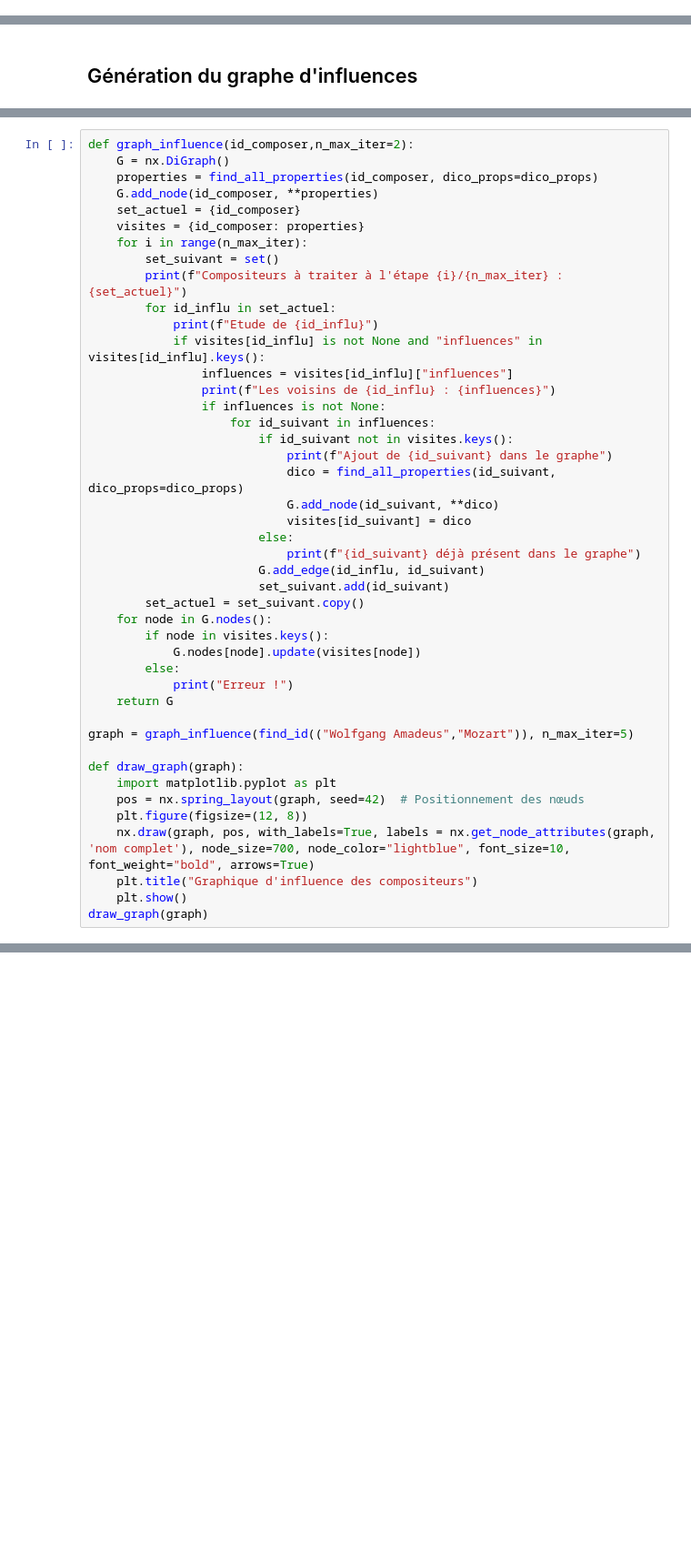
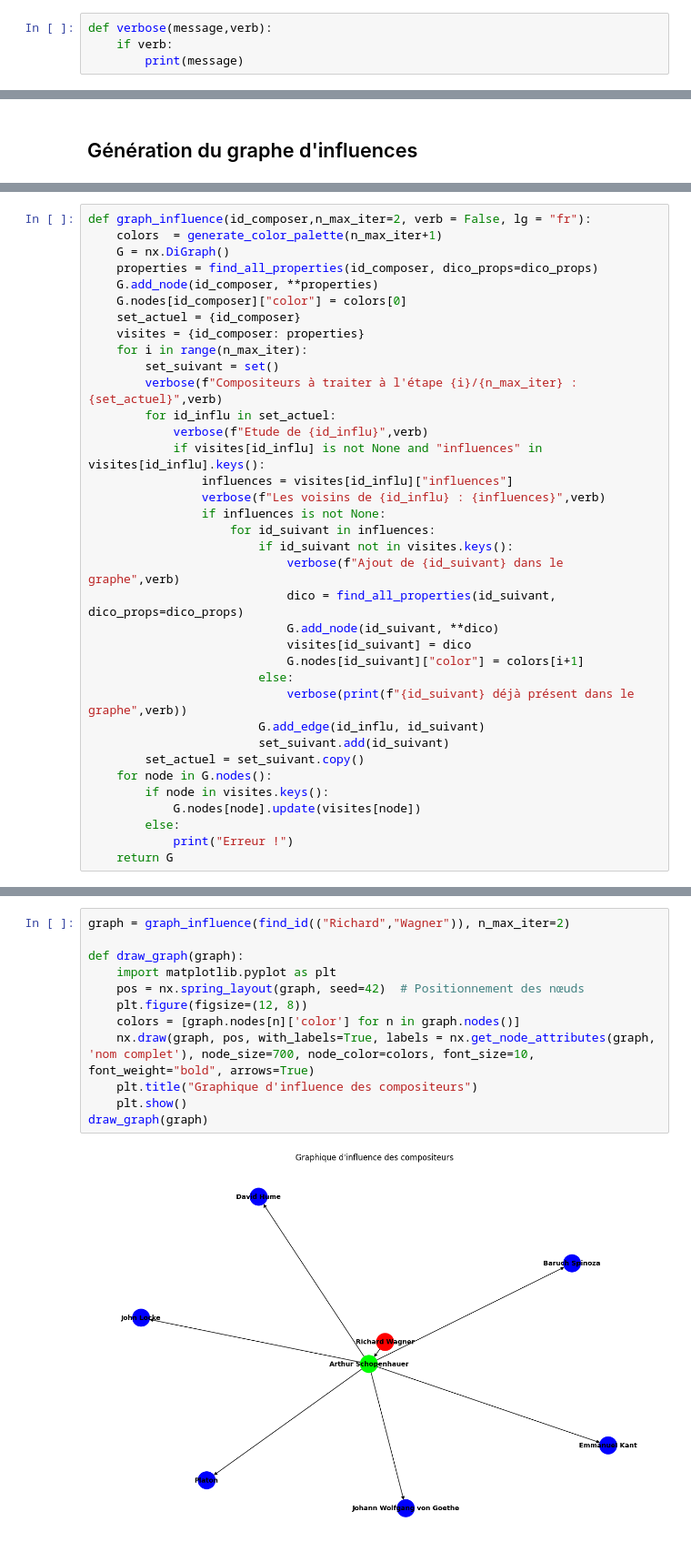
Before and after one commit to AugustinBouquillard/ClassicalGraph, a Jupyter notebook: find_composers.ipynb, the cells around one changed output, grey strips where cells are left out. Shown at 91% size. Cells and saved outputs as stored; diff of their text form; blank space fills up the shorter version.

Commit message:
Coloration du graphe d'influence

```diff
--- a/find_composers.ipynb
+++ b/find_composers.ipynb
@@ -29,6 +30,10 @@ dico_props = {"pays" : "P27",
               "lieux de vie" : "P551",
               "mouvement" : "P135",
               "métiers" : "P106"}
+# %%
+def verbose(message,verb):
+    if verb:
+        print(message)
 # %%
 def find_id(name):
     """Récupère l'id d'un compositeur à partir de son nom"""
@@ -238,27 +268,30 @@ dico
 # %%
-def graph_influence(id_composer,n_max_iter=2):
+def graph_influence(id_composer,n_max_iter=2, verb = False, lg = "fr"):
+    colors  = generate_color_palette(n_max_iter+1)
     G = nx.DiGraph()
     properties = find_all_properties(id_composer, dico_props=dico_props)
     G.add_node(id_composer, **properties)
+    G.nodes[id_composer]["color"] = colors[0]
     set_actuel = {id_composer}
     visites = {id_composer: properties}
     for i in range(n_max_iter):
         set_suivant = set()
-        print(f"Compositeurs à traiter à l'étape {i}/{n_max_iter} : {set_actuel}")
+        verbose(f"Compositeurs à traiter à l'étape {i}/{n_max_iter} : {set_actuel}",verb)
         for id_influ in set_actuel:
-            print(f"Etude de {id_influ}")
+            verbose(f"Etude de {id_influ}",verb)
             if visites[id_influ] is not None and "influences" in visites[id_influ].keys():
                 influences = visites[id_influ]["influences"]
-                print(f"Les voisins de {id_influ} : {influences}")
+                verbose(f"Les voisins de {id_influ} : {influences}",verb)
                 if influences is not None:
                     for id_suivant in influences:
                         if id_suivant not in visites.keys():
-                            print(f"Ajout de {id_suivant} dans le graphe")
+                            verbose(f"Ajout de {id_suivant} dans le graphe",verb)
                             dico = find_all_properties(id_suivant, dico_props=dico_props)
                             G.add_node(id_suivant, **dico)
                             visites[id_suivant] = dico
+                            G.nodes[id_suivant]["color"] = colors[i+1]
                         else:
-                            print(f"{id_suivant} déjà présent dans le graphe")
+                            verbose(print(f"{id_suivant} déjà présent dans le graphe",verb))
                         G.add_edge(id_influ, id_suivant)
                         set_suivant.add(id_suivant)
         set_actuel = set_suivant.copy()
@@ -268,14 +301,3 @@ def graph_influence(id_composer,n_max_iter=2):
         else:
             print("Erreur !")
     return G
-
-graph = graph_influence(find_id(("Wolfgang Amadeus","Mozart")), n_max_iter=5)
-
-def draw_graph(graph):
-    import matplotlib.pyplot as plt
-    pos = nx.spring_layout(graph, seed=42)  # Positionnement des nœuds
-    plt.figure(figsize=(12, 8))
-    nx.draw(graph, pos, with_labels=True, labels = nx.get_node_attributes(graph, 'nom complet'), node_size=700, node_color="lightblue", font_size=10, font_weight="bold", arrows=True)
-    plt.title("Graphique d'influence des compositeurs")
-    plt.show()
-draw_graph(graph)
@@ -300,0 +304,14 @@ Compositeurs à traiter à l'étape 4/5 : set()
+# %%
+graph = graph_influence(find_id(("Richard","Wagner")), n_max_iter=2)
+
+def draw_graph(graph):
+    import matplotlib.pyplot as plt
+    pos = nx.spring_layout(graph, seed=42)  # Positionnement des nœuds
+    plt.figure(figsize=(12, 8))
+    colors = [graph.nodes[n]['color'] for n in graph.nodes()]
+    nx.draw(graph, pos, with_labels=True, labels = nx.get_node_attributes(graph, 'nom complet'), node_size=700, node_color=colors, font_size=10, font_weight="bold", arrows=True)
+    plt.title("Graphique d'influence des compositeurs")
+    plt.show()
+draw_graph(graph)
+# %% [output]
+[figure, added]
```
Also changed, not shown: parts of 4 cells of this notebook.
